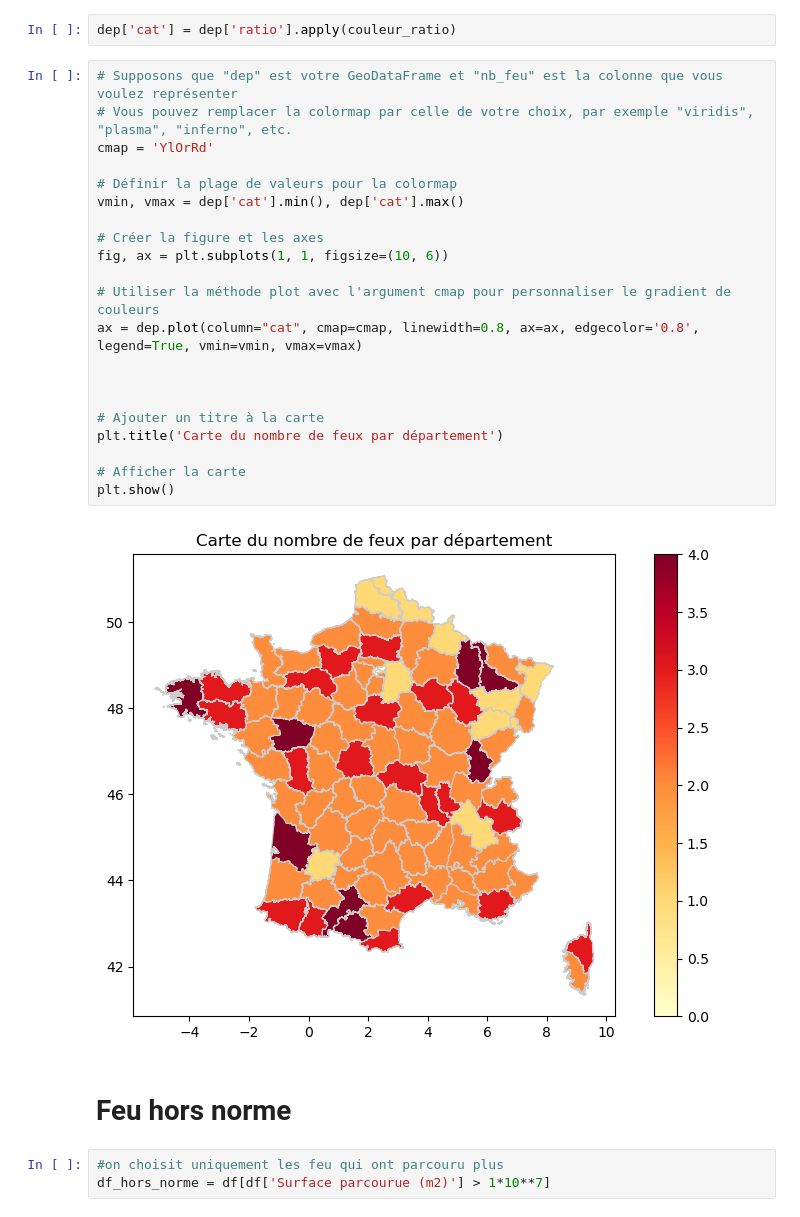
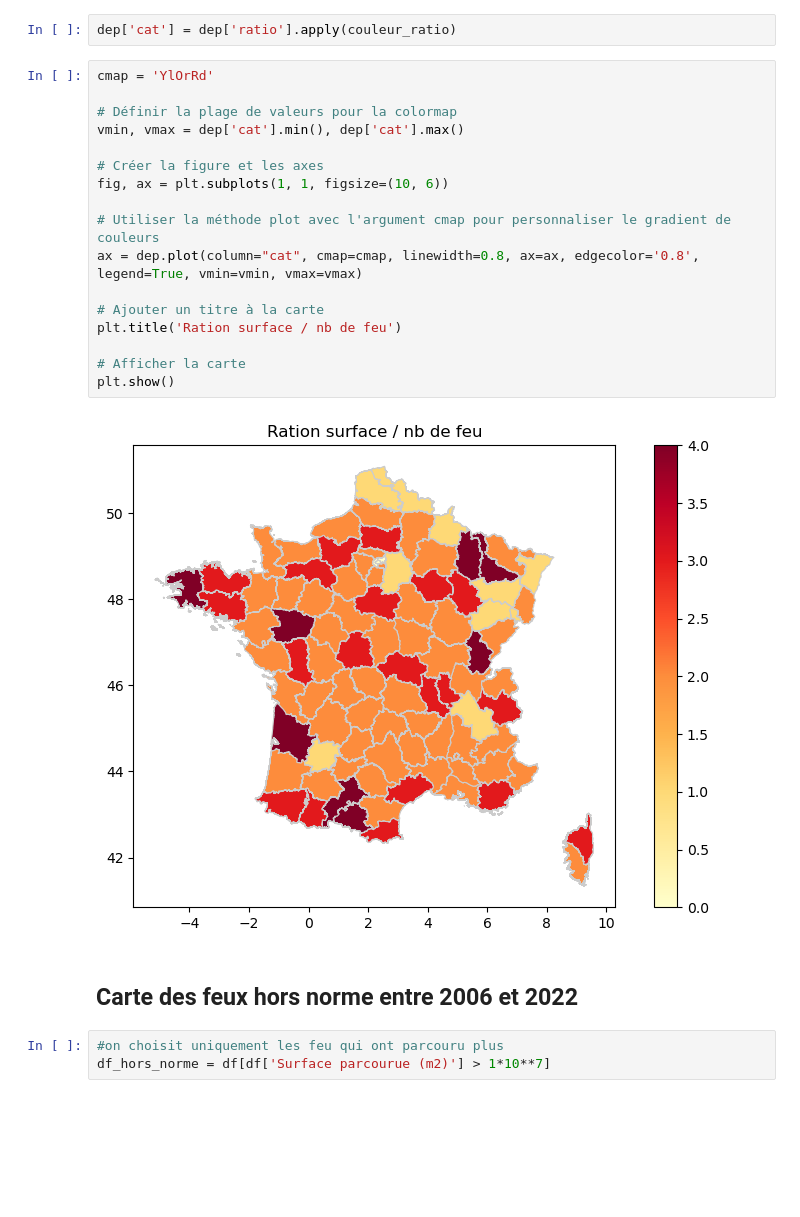
Before and after one commit to jjulietteschneider/Analyse-du-risque-des-feux-de-for-t, a Jupyter notebook: test_margaux.ipynb, the cells around one changed output. Saved outputs shown, nothing was run; the diff lists cells and outputs as text; blank space fills up the shorter version.

```diff
--- a/test_margaux.ipynb
+++ b/test_margaux.ipynb
@@ -264,30 +230,26 @@ def couleur_ratio(chiffre):
 # %%
 dep['cat'] = dep['ratio'].apply(couleur_ratio)
 # %%
-# Supposons que "dep" est votre GeoDataFrame et "nb_feu" est la colonne que vous voulez représenter
-# Vous pouvez remplacer la colormap par celle de votre choix, par exemple "viridis", "plasma", "inferno", etc.
 cmap = 'YlOrRd'
 
 # Définir la plage de valeurs pour la colormap
 vmin, vmax = dep['cat'].min(), dep['cat'].max()
 
 # Créer la figure et les axes
 fig, ax = plt.subplots(1, 1, figsize=(10, 6))
 
 # Utiliser la méthode plot avec l'argument cmap pour personnaliser le gradient de couleurs
 ax = dep.plot(column="cat", cmap=cmap, linewidth=0.8, ax=ax, edgecolor='0.8', legend=True, vmin=vmin, vmax=vmax)
 
-
-
 # Ajouter un titre à la carte
-plt.title('Carte du nombre de feux par département')
+plt.title('Ration surface / nb de feu')
 
 # Afficher la carte
 plt.show()
 # %% [output]
-[figure, old version]
+[figure, new version]
 # %% [markdown]
-# Feu hors norme
+## Carte des feux hors norme entre 2006 et 2022
 # %%
 #on choisit uniquement les feu qui ont parcouru plus
 df_hors_norme = df[df['Surface parcourue (m2)'] > 1*10**7]
```
Also changed, not shown: parts of 38 cells of this notebook.
